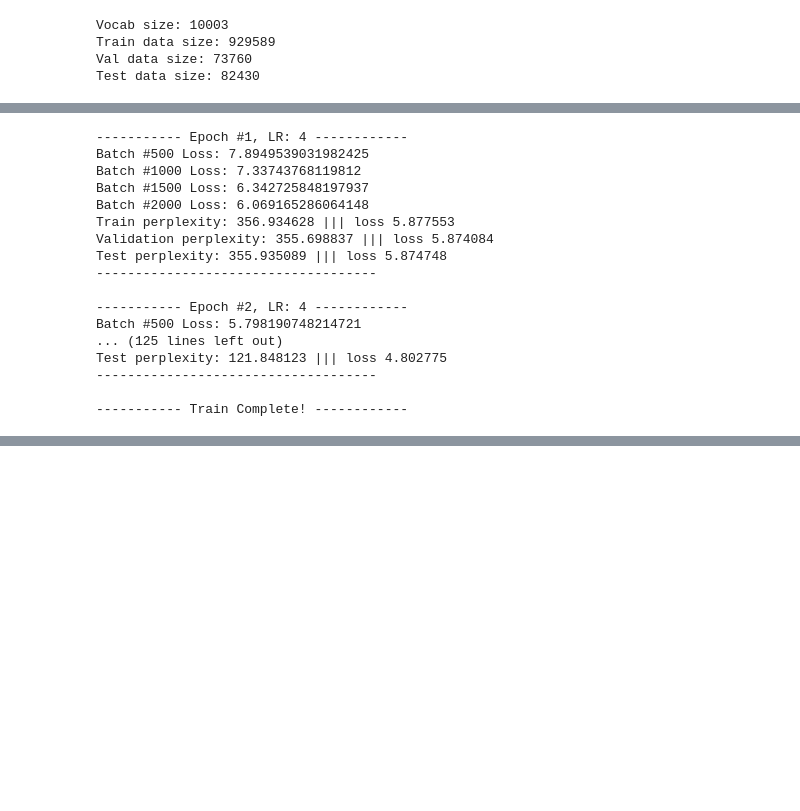
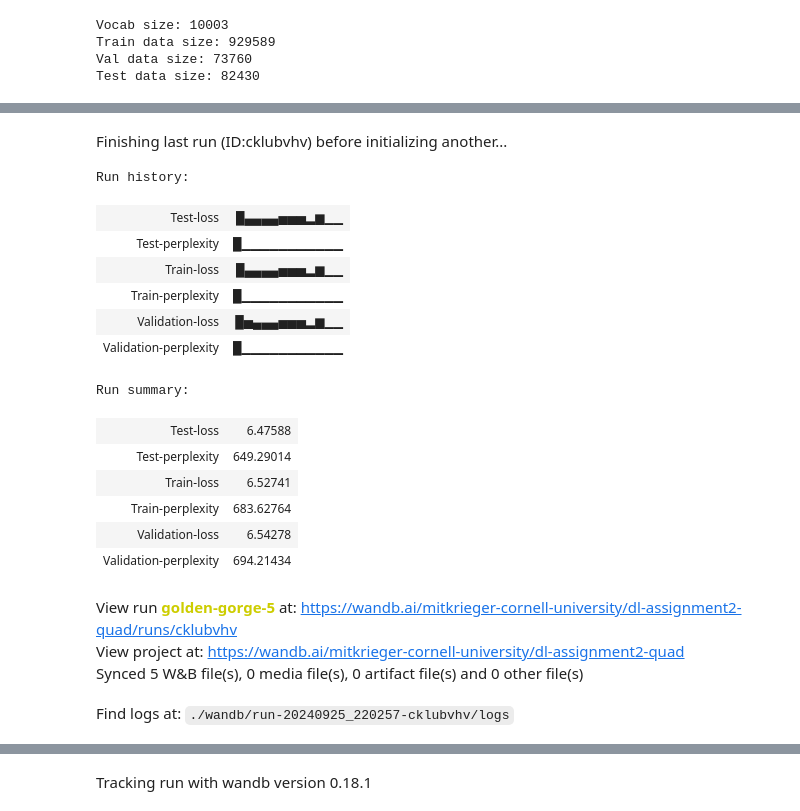
Before and after one commit to mitkrieg/dl-assignment-2, a Jupyter notebook: assignment2_practical.ipynb, the cells around one changed output, grey strips where cells are left out. Saved outputs shown, nothing was run; the diff lists cells and outputs as text; code cells hidden in the pictures; blank space fills up the shorter version.

```diff
--- a/assignment2_practical.ipynb
+++ b/assignment2_practical.ipynb
@@ -148,6 +172,6 @@ Test data size: 82430
 # %%
 class ZamrembaRNN(nn.Module):
-    def __init__(self, rnn_type, vocab_size, batch_size=20, embedding_dim=200, hidden_dim=200, num_layers=2, dropout=0):
+    def __init__(self, rnn_type, vocab_size, batch_size=20, embedding_dim=200, hidden_dim=200, num_layers=2, dropout=0, rnn_dropout=0):
         super().__init__()
         self.vocab_size = vocab_size
         self.embedding_dim = embedding_dim
@@ -157,9 +181,9 @@ class ZamrembaRNN(nn.Module):
         self.rnn_type = rnn_type
         self.batch_size = batch_size
         if rnn_type == 'lstm':
-            self.rnn = nn.LSTM(embedding_dim, hidden_dim, num_layers, dropout=dropout, batch_first=True)
+            self.rnn = nn.LSTM(embedding_dim, hidden_dim, num_layers, dropout=rnn_dropout, batch_first=True)
         elif rnn_type == 'gru':
-            self.rnn = nn.GRU(embedding_dim, hidden_dim, num_layers, dropout=dropout, batch_first=True)
+            self.rnn = nn.GRU(embedding_dim, hidden_dim, num_layers, dropout=rnn_dropout, batch_first=True)
         else:
             raise ValueError("Invalid RNN type: must be 'lstm' or 'gru'")
         self.fc = nn.Linear(hidden_dim, vocab_size)
@@ -174,16 +198,23 @@ class ZamrembaRNN(nn.Module):
         output = self.embedding(input)
         if self.dropout is not None:
             output = self.dropout(output)
-        output, hidden = self.rnn(output, hidden)
+
+        #LSTM has two states (hidden& cell) where as GRU only has one hidden state
+        if self.rnn_type == 'lstm':
+            output, hidden = self.rnn(output, hidden)
+        elif self.rnn_type == 'gru':
+            output, hidden = self.rnn(output, hidden[0])
+
         if self.dropout is not None:
             output = self.dropout(output)
+
         output = self.fc(output)
-        output = F.relu(output)
         return output, hidden
 
     def init_weights(self):
+        gen = torch.Generator().manual_seed(132)
         initrange = 0.1
-        nn.init.uniform_(self.embedding.weight, -initrange, initrange)
-        nn.init.uniform_(self.rnn.weight_ih_l0, -initrange, initrange)
-        nn.init.uniform_(self.rnn.weight_hh_l0, -initrange, initrange)
-        nn.init.uniform_(self.fc.weight, -initrange, initrange)
+        nn.init.uniform_(self.embedding.weight, -initrange, initrange, generator=gen)
+        nn.init.uniform_(self.rnn.weight_ih_l0, -initrange, initrange, generator=gen)
+        nn.init.uniform_(self.rnn.weight_hh_l0, -initrange, initrange, generator=gen)
+        nn.init.uniform_(self.fc.weight, -initrange, initrange, generator=gen)
@@ -263,37 +319,53 @@ def train_network(model, datasets, loss_fn, optimizer, schedule, device, epochs:
 # %%
-decay_start = 4
+decay_start = 10
 learning_rate_decay = 0.5
-momentum=0
 lr = 4
 dropout_rate = 0
 
 def lr_lambda(epoch):
     if epoch < decay_start:
         return 1
     else:
         return learning_rate_decay ** (epoch - (decay_start-1))
 
 model = ZamrembaRNN('lstm', len(train.vocab)).to(device)
 sgd = optim.SGD(model.parameters(), lr=lr)
 cross_entropy = nn.CrossEntropyLoss()
 schedule = optim.lr_scheduler.LambdaLR(sgd, lr_lambda)
 
+
+run = wandb.init(project="dl-assignment2-quad", config={
+    'batch_size':datasets['train'].batch_size,
+    'embedding_size':model.embedding_dim,
+    'hidden_units':model.hidden_dim,
+    'num_lstm_layers':model.num_layers,
+    'dropout_rate':dropout_rate,
+    'decay_at':decay_start,
+    'learning_rate_decay':learning_rate_decay,
+    'learning_rate_start':lr,
+    'optimizer':'SGD',
+    'seq_len':datasets['train'].seq_len,
+    'rnn_type':model.rnn_type
+})
 final_metrics = train_network(model, datasets, cross_entropy, sgd, schedule, device, 14, 500)
+run.finish()
 # %% [output]
+Finishing last run (ID:cklubvhv) before initializing another...
------------ Epoch #1, LR: 4 ------------
-Batch #500 Loss: 7.8949539031982425
-Batch #1000 Loss: 7.33743768119812
-Batch #1500 Loss: 6.342725848197937
-Batch #2000 Loss: 6.069165286064148
-Train perplexity: 356.934628 ||| loss 5.877553
-Validation perplexity: 355.698837 ||| loss 5.874084
-Test perplexity: 355.935089 ||| loss 5.874748
-------------------------------------
-
------------ Epoch #2, LR: 4 ------------
-Batch #500 Loss: 5.798190748214721
-... (125 lines left out)
-Test perplexity: 121.848123 ||| loss 4.802775
-------------------------------------
-
------------ Train Complete! ------------
+Run history:
+| Test-loss | █▄▄▄▄▅▅▅▂▆▁▁ |
+| Test-perplexity | █▁▁▁▁▁▁▁▁▁▁▁ |
+| Train-loss | █▄▄▄▄▅▅▅▂▆▁▁ |
+| Train-perplexity | █▁▁▁▁▁▁▁▁▁▁▁ |
+| Validation-loss | █▅▄▄▄▅▅▅▂▆▁▁ |
+| Validation-perplexity | █▁▁▁▁▁▁▁▁▁▁▁ |
+Run summary:
+| Test-loss | 6.47588 |
+| Test-perplexity | 649.29014 |
+| Train-loss | 6.52741 |
+| Train-perplexity | 683.62764 |
+| Validation-loss | 6.54278 |
+| Validation-perplexity | 694.21434 |
+View run golden-gorge-5 at: https://wandb.ai/mitkrieger-cornell-university/dl-assignment2-quad/runs/cklubvhv
+View project at: https://wandb.ai/mitkrieger-cornell-university/dl-assignment2-quad
+Synced 5 W&B file(s), 0 media file(s), 0 artifact file(s) and 0 other file(s)
+Find logs at: ./wandb/run-20240925_220257-cklubvhv/logs
@@ -299,0 +373 @@ Test perplexity: 121.848123 ||| loss 4.802775
+Tracking run with wandb version 0.18.1
```
Also changed, not shown: parts of 21 cells of this notebook.
